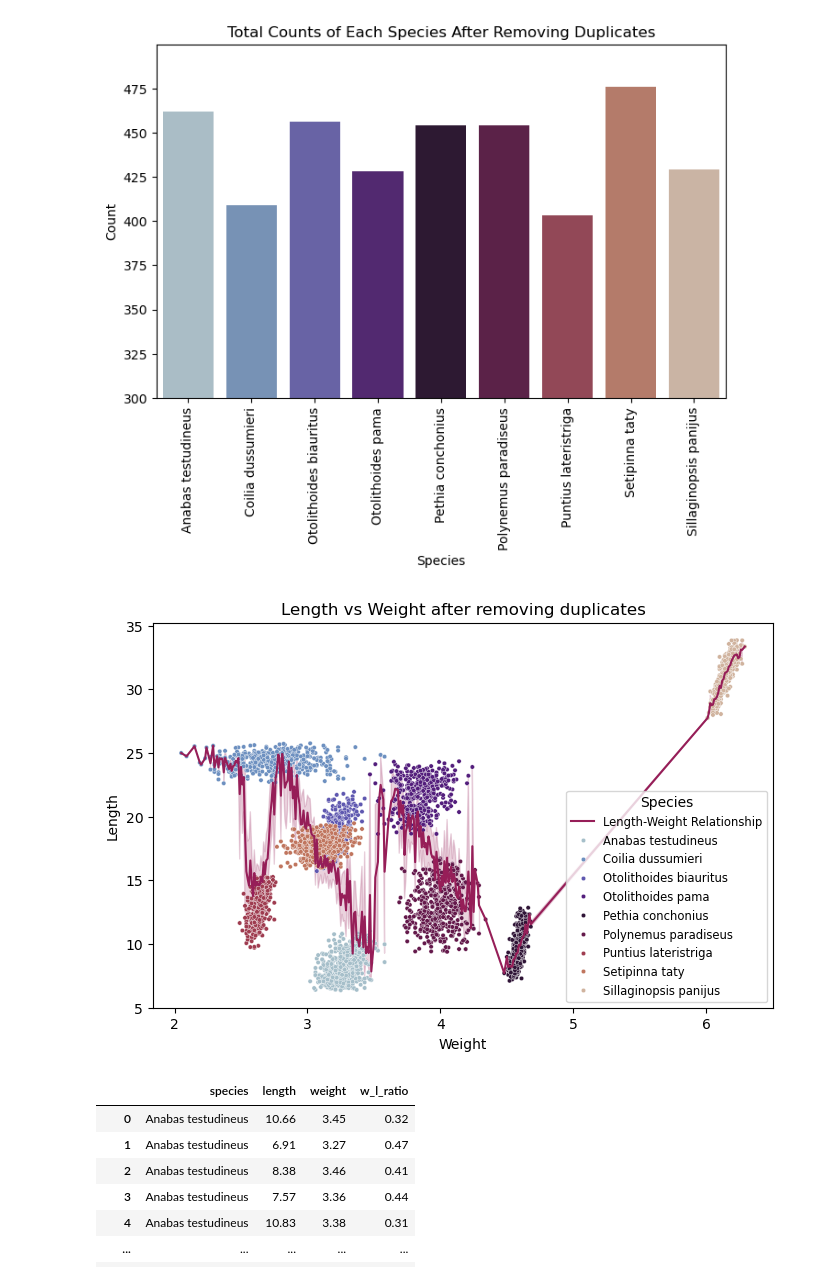
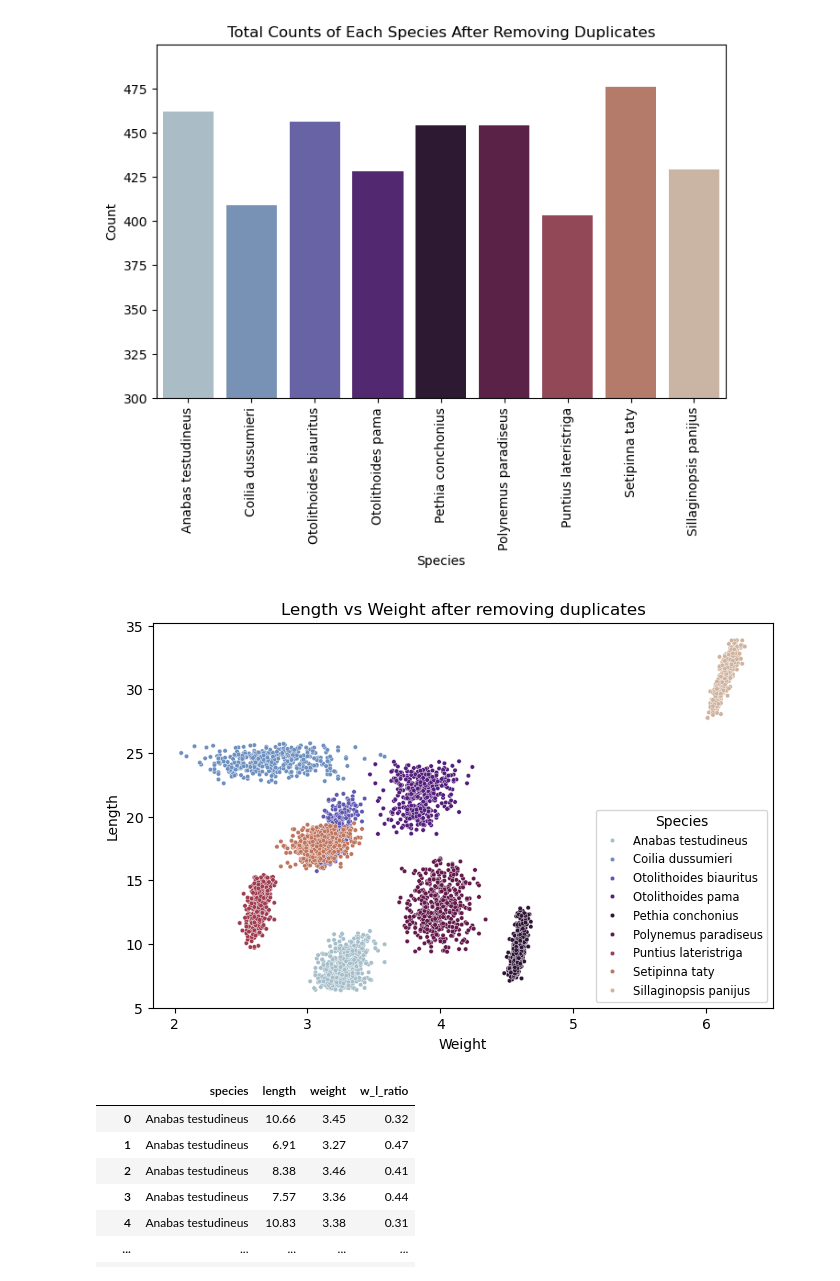
Before and after one commit to KPate04/IntroDataMining, a Jupyter notebook: Project_4/Clustering.ipynb, the cells around one changed output. Cells and saved outputs as stored; diff of their text form; code cells hidden in the pictures.

```diff
--- a/Project_4/Clustering.ipynb
+++ b/Project_4/Clustering.ipynb
@@ -215,20 +215,20 @@ plt.show()
 # %%
 # length and width comparison with a line chart for the overall length and weight &
 # scatterplot for length and weights of specific fish species after removing duplicates
 plt.figure(figsize=(8, 5))
-sns.lineplot(x='weight', y='length', data=del_dup, linestyle='-', color='#961e58', label='Length-Weight Relationship')
+# sns.lineplot(x='weight', y='length', data=del_dup, linestyle='-', color='#961e58', label='Length-Weight Relationship')
 # Color options
     #593157 - dark ourple
     #802a53
 # scatterplot to overlay colored points by species
 sns.scatterplot(x='weight', y='length', data=del_dup, hue='species', palette='twilight', s=10, legend=True)
 plt.title('Length vs Weight after removing duplicates')
 plt.xlabel('Weight')
 plt.ylabel('Length')
 plt.legend(title='Species', fontsize='small', title_fontsize='medium')
 plt.show()
 # %% [output]
-[figure, old version]
+[figure, new version]
 # %%
 fishy = del_dup
 fishy
```
Also changed, not shown: parts of 3 cells of this notebook, 5 other files.
